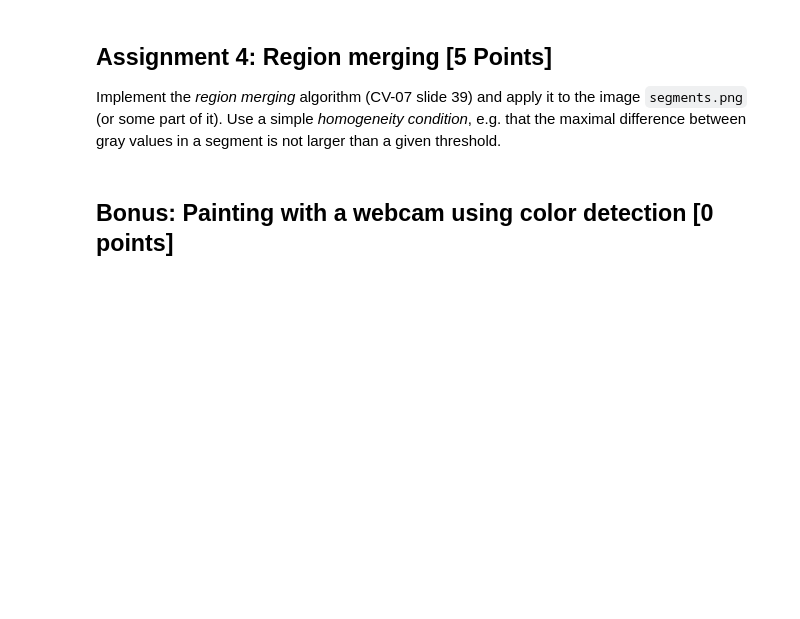
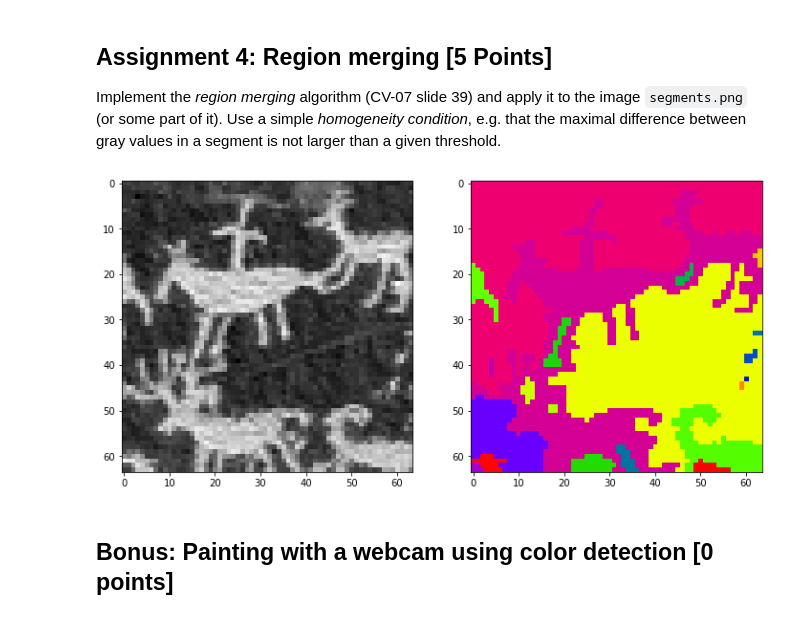
Before and after one commit to jumorisse/Computer-Vision, a Jupyter notebook: Sheet 04/sheet04.ipynb, the cells around one changed output. Drawn from its saved outputs; the diff is of its cells as text; code cells hidden in the pictures; blank space fills up the shorter version.

```diff
--- a/Sheet 04/sheet04.ipynb
+++ b/Sheet 04/sheet04.ipynb
@@ -325,7 +328,7 @@ def check_homogeneity(regionA, regionB):
     #print(regionA, regionB)
     return 1 - abs(sum(regionA)/len(regionA) - sum(regionB)/len(regionB))/255
 
-threshold = 0.90
+threshold = 0.8
 
 
 labels = np.random.permutation(img.size).reshape(img.shape)
@@ -337,33 +340,35 @@ while True:
         regionA = img[labels==labels[y,x]]
         regionB = img[labels==labels[y,x+1]]
         homogeneity = check_homogeneity(regionA, regionB)
         if homogeneity > max_homogeneity:
             max_homogeneity = homogeneity
             region_labelA = labels[y, x]
             region_labelB = labels[y, x+1]
     # vertical
     for y,x in np.argwhere(labels[:-1]!=labels[1:]):
         regionA = img[labels==labels[y,x]]
         regionB = img[labels==labels[y+1,x]]
         homogeneity = check_homogeneity(regionA, regionB)
         if homogeneity > max_homogeneity:
             max_homogeneity = homogeneity
             region_labelA = labels[y, x]
             region_labelB = labels[y+1, x]
     if max_homogeneity > threshold:
         labels[labels==region_labelA] = region_labelB
     else:
         break
 
 plt.figure(figsize=(12, 12))
 plt.gray()
 plt.subplot(1,2,1)
 plt.imshow(img)
 plt.subplot(1,2,2)
 plt.imshow(labels, cmap='prism')
 plt.show()
 
 warnings.filterwarnings('ignore')
+# %% [output]
+[figure, added]
 # %% [markdown]
 ## Bonus: Painting with a webcam using color detection [0 points]
 # %% [markdown]
```
Also changed, not shown: parts of 1 cell of this notebook, 12 other files.
